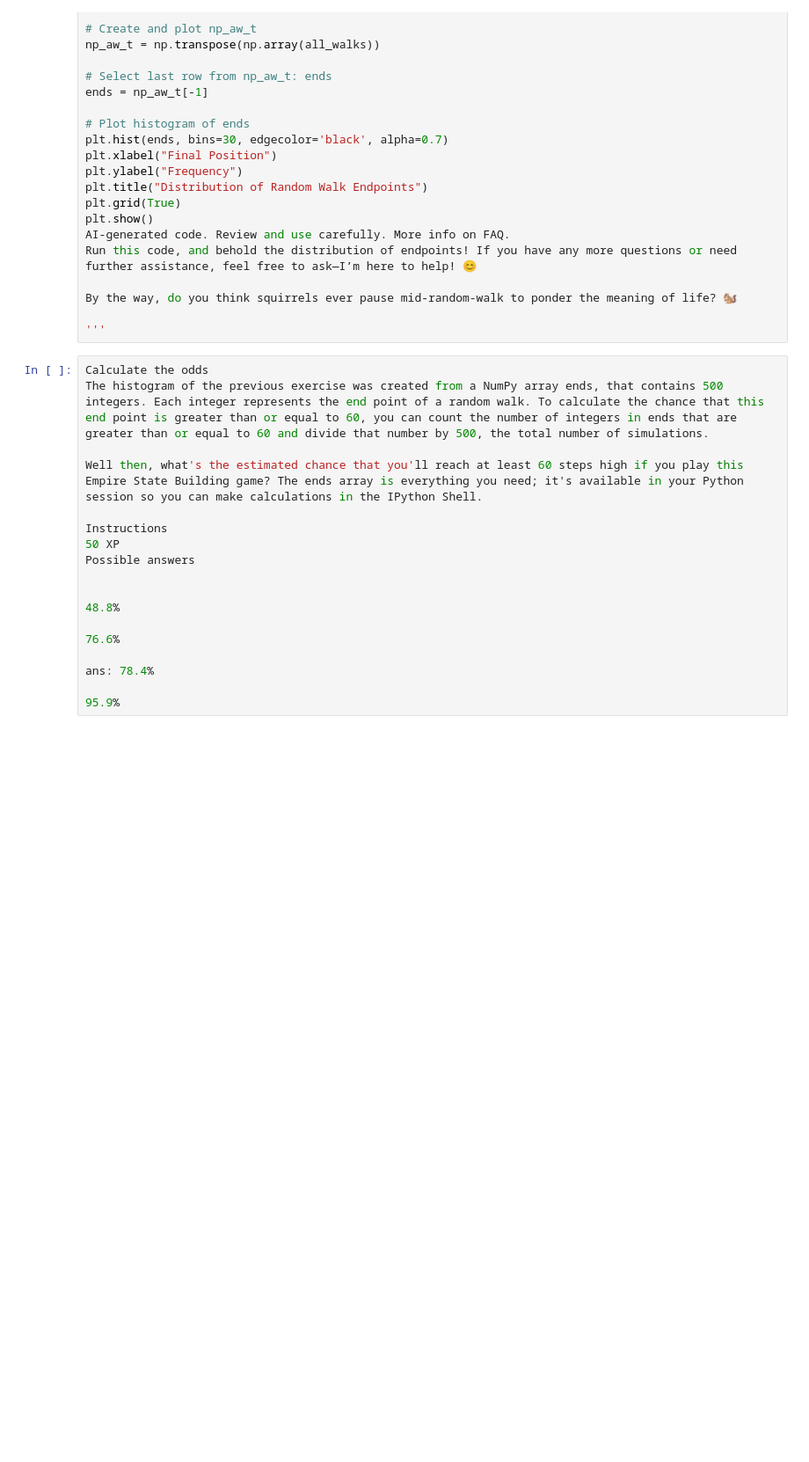
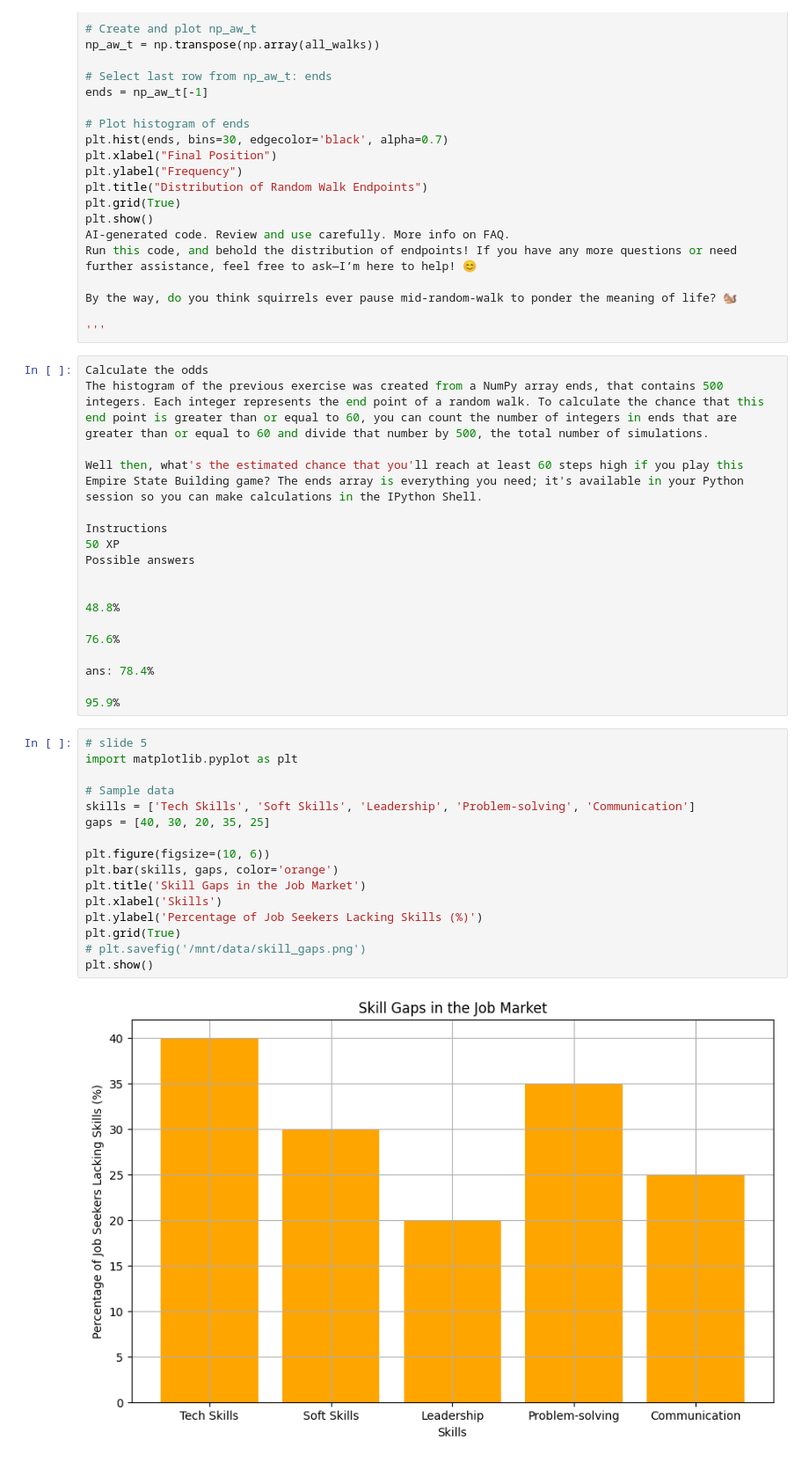
Before and after one commit to adamu-labaran/codebase, a Jupyter notebook: associate-datascientist-in=python/02_python-intermediate.ipynb, the cells around one changed output. Shown at 88% size. Cells and saved outputs as stored; diff of their text form; blank space fills up the shorter version.

```diff
--- a/associate-datascientist-in=python/02_python-intermediate.ipynb
+++ b/associate-datascientist-in=python/02_python-intermediate.ipynb
@@ -8524,3 +8524,21 @@ Possible answers
 ans: 78.4%
 
 95.9%
+# %%
+# slide 5
+import matplotlib.pyplot as plt
+
+# Sample data
+skills = ['Tech Skills', 'Soft Skills', 'Leadership', 'Problem-solving', 'Communication']
+gaps = [40, 30, 20, 35, 25]
+
+plt.figure(figsize=(10, 6))
+plt.bar(skills, gaps, color='orange')
+plt.title('Skill Gaps in the Job Market')
+plt.xlabel('Skills')
+plt.ylabel('Percentage of Job Seekers Lacking Skills (%)')
+plt.grid(True)
+# plt.savefig('/mnt/data/skill_gaps.png')
+plt.show()
+# %% [output]
+[figure, added]
```
Also changed, not shown: parts of 1 cell of this notebook.
